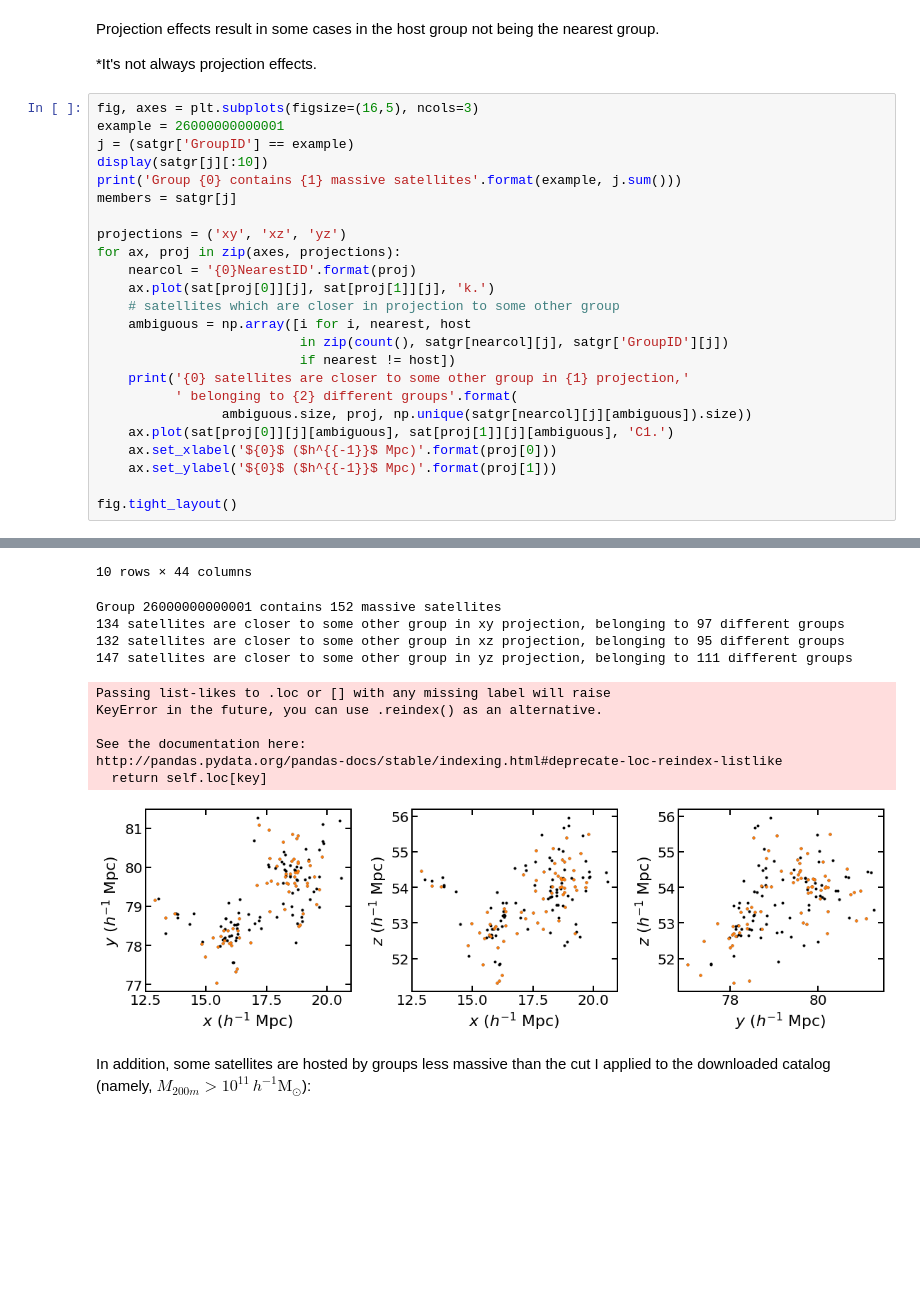
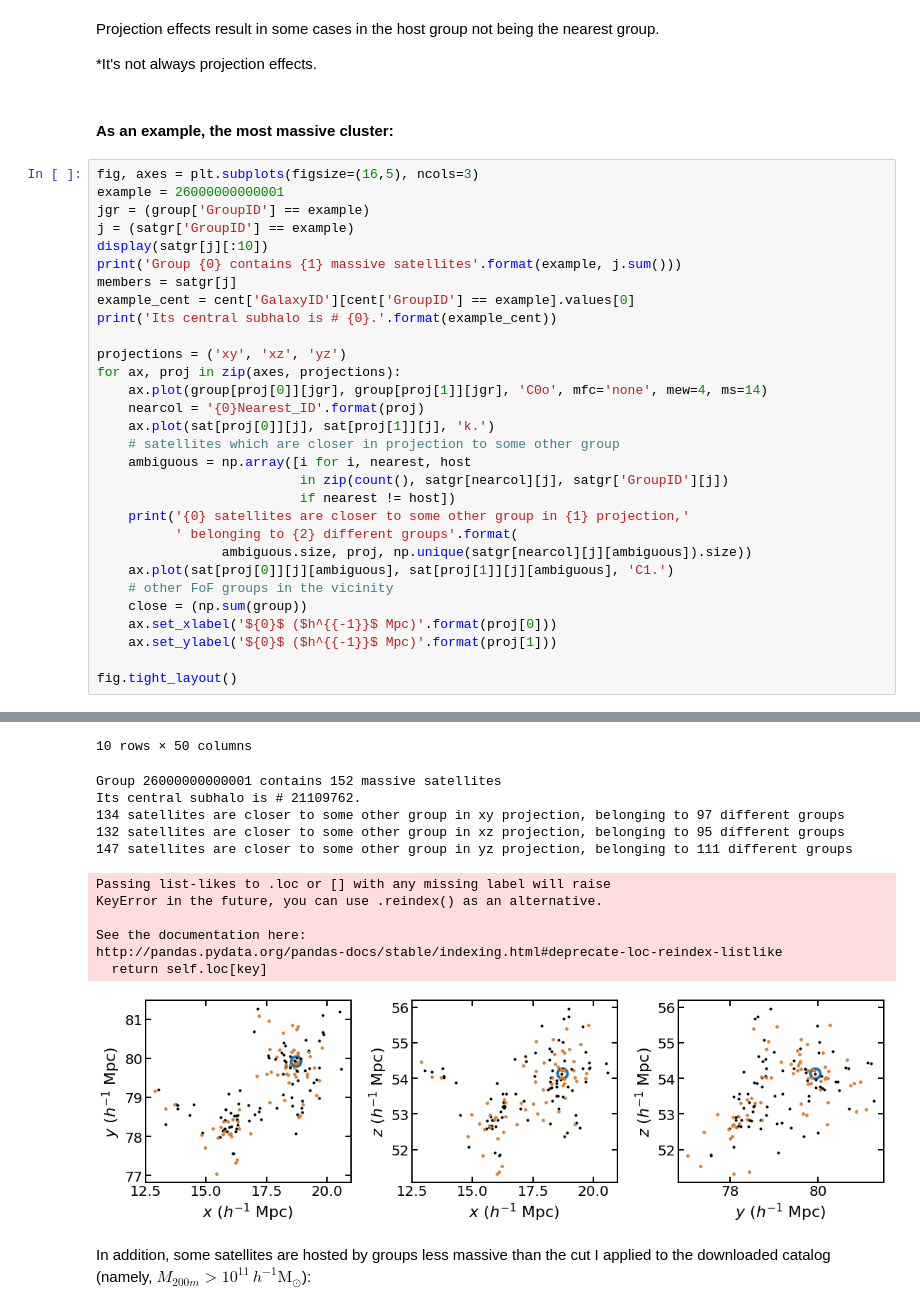
Before and after one commit to cristobal-sifon/eagle-satellites, a Jupyter notebook: notebooks/explore.ipynb, the cells around one changed output, grey strips where cells are left out. Cells and saved outputs as stored; diff of their text form; blank space fills up the shorter version.

Commit message:
style changes to plots

```diff
--- a/notebooks/explore.ipynb
+++ b/notebooks/explore.ipynb
@@ -183,17 +183,23 @@ cent_nearest:
 Projection effects result in some cases in the host group not being the nearest group.
 
 *It's not always projection effects.
+# %% [markdown]
+#### As an example, the most massive cluster:
 # %%
 fig, axes = plt.subplots(figsize=(16,5), ncols=3)
 example = 26000000000001
+jgr = (group['GroupID'] == example)
 j = (satgr['GroupID'] == example)
 display(satgr[j][:10])
 print('Group {0} contains {1} massive satellites'.format(example, j.sum()))
 members = satgr[j]
+example_cent = cent['GalaxyID'][cent['GroupID'] == example].values[0]
+print('Its central subhalo is # {0}.'.format(example_cent))
 
 projections = ('xy', 'xz', 'yz')
 for ax, proj in zip(axes, projections):
-    nearcol = '{0}NearestID'.format(proj)
+    ax.plot(group[proj[0]][jgr], group[proj[1]][jgr], 'C0o', mfc='none', mew=4, ms=14)
+    nearcol = '{0}Nearest_ID'.format(proj)
     ax.plot(sat[proj[0]][j], sat[proj[1]][j], 'k.')
     # satellites which are closer in projection to some other group
     ambiguous = np.array([i for i, nearest, host
@@ -202,35 +208,38 @@ for ax, proj in zip(axes, projections):
     print('{0} satellites are closer to some other group in {1} projection,'
           ' belonging to {2} different groups'.format(
                 ambiguous.size, proj, np.unique(satgr[nearcol][j][ambiguous]).size))
     ax.plot(sat[proj[0]][j][ambiguous], sat[proj[1]][j][ambiguous], 'C1.')
+    # other FoF groups in the vicinity
+    close = (np.sum(group))
     ax.set_xlabel('${0}$ ($h^{{-1}}$ Mpc)'.format(proj[0]))
     ax.set_ylabel('${0}$ ($h^{{-1}}$ Mpc)'.format(proj[1]))
 
 fig.tight_layout()
 # %% [output]
 |  | GalaxyID | GroupID | xm | ym | zm | x_sat | y_sat | z_sat | rhalf_DM | rhalf_gas | ... | ... |
 | 1 | 13633 | 26000000000001 | 18.766990 | 79.880360 | 54.251564 | 18.766426 | 79.879480 | 54.251694 | 11.086453 | 0.000000 | ... | ... |
 | 5 | 24479 | 26000000000001 | 17.905313 | 80.044450 | 53.676780 | 17.904818 | 80.044100 | 53.676167 | 16.616331 | 0.000000 | ... | ... |
 | 6 | 26265 | 26000000000001 | 18.668016 | 79.865140 | 54.033566 | 18.667889 | 79.865000 | 54.033524 | 5.794720 | 0.000000 | ... | ... |
 | 8 | 28852 | 26000000000001 | 18.529860 | 80.159240 | 54.326656 | 18.529095 | 80.159780 | 54.326714 | 10.728441 | 0.000000 | ... | ... |
 | 10 | 30904 | 26000000000001 | 19.267372 | 79.736115 | 52.965157 | 19.265656 | 79.736374 | 52.965670 | 22.768785 | 0.000000 | ... | ... |
 | 11 | 32368 | 26000000000001 | 19.243954 | 80.203070 | 52.711636 | 19.242620 | 80.202380 | 52.712185 | 23.673235 | 1.363582 | ... | ... |
 | 12 | 33117 | 26000000000001 | 18.568920 | 80.856680 | 53.063164 | 18.568417 | 80.857570 | 53.063190 | 19.184624 | 3.636787 | ... | ... |
 | 14 | 34158 | 26000000000001 | 18.792221 | 80.151665 | 53.991226 | 18.792078 | 80.151760 | 53.991146 | 7.140998 | 0.000000 | ... | ... |
 | 15 | 35659 | 26000000000001 | 17.671537 | 79.658640 | 53.000507 | 17.671133 | 79.658290 | 53.000504 | 13.149221 | 0.000000 | ... | ... |
 | 16 | 36470 | 26000000000001 | 17.013485 | 78.562410 | 53.310310 | 17.013592 | 78.563190 | 53.310898 | 21.430124 | 0.000000 | ... | ... |
-10 rows × 44 columns
+10 rows × 50 columns
 Group 26000000000001 contains 152 massive satellites
+Its central subhalo is # 21109762.
 134 satellites are closer to some other group in xy projection, belonging to 97 different groups
 132 satellites are closer to some other group in xz projection, belonging to 95 different groups
 147 satellites are closer to some other group in yz projection, belonging to 111 different groups
 Passing list-likes to .loc or [] with any missing label will raise
 KeyError in the future, you can use .reindex() as an alternative.
 
 See the documentation here:
 http://pandas.pydata.org/pandas-docs/stable/indexing.html#deprecate-loc-reindex-listlike
   return self.loc[key]
-[figure, old version]
+[figure, new version]
 # %% [markdown]
 In addition, some satellites are hosted by groups less massive than the cut I applied to the downloaded catalog
 (namely, $M_{200m}>10^{11}\,h^{-1}\mathrm{M}_\odot$):
```
Also changed, not shown: parts of 6 cells of this notebook, 8 other files.
